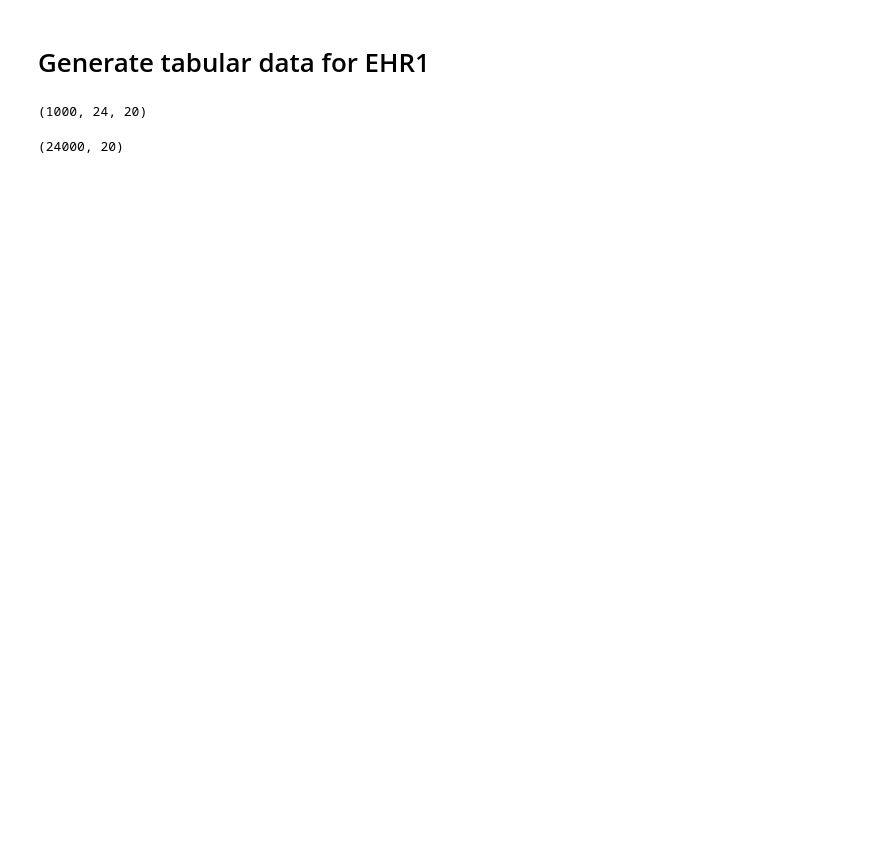
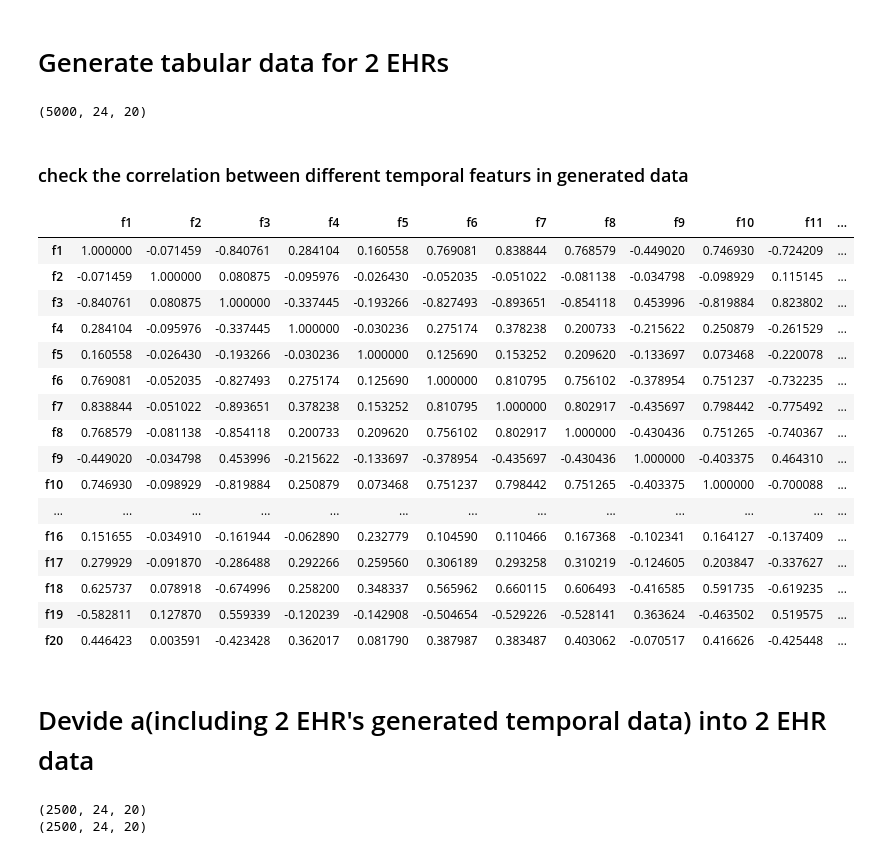
Before and after one commit to cuishuting/seq_to_seq_schema_matching, a Jupyter notebook: time_series_gen.ipynb, the cells around one changed output. Cells and saved outputs as stored; diff of their text form; code cells hidden in the pictures; blank space fills up the shorter version.

```diff
--- a/time_series_gen.ipynb
+++ b/time_series_gen.ipynb
@@ -1,7 +1,7 @@
 # %%
 from statsmodels.tsa import arima_process
 # %% [markdown]
-# Generate tabular data for EHR1
+# Generate tabular data for 2 EHRs
 # %%
 import numpy as np
 from sklearn import datasets
@@ -15,11 +15,39 @@ rand_gen1 = lambda size: np.random.multivariate_normal(mean, cov1, size)
 # %%
-a = arima_process.arma_generate_sample(ar, ma, nsample=(1000,24), distrvs=rand_gen1,  axis = 1) # 1000: num_of_patients, 24: time stamps(axis=1), 20: num_temporal_features
+a = arima_process.arma_generate_sample(ar, ma, nsample=(5000,24), distrvs=rand_gen,  axis = 1) # 1000: num_of_patients, 24: time stamps(axis=1), 20: num_temporal_features
 a.shape
 # %% [output]
-(1000, 24, 20)
+(5000, 24, 20)
-# %%
-import pandas as pd
-gen_rec1 = a.reshape([-1, 20])
-gen_rec1.shape
-# %% [output]
-(24000, 20)
+# %% [markdown]
+### check the correlation between different temporal featurs in generated data
+# %%
+reshape_a = a.reshape([-1, 20])
+reshape_a_df = pd.DataFrame(reshape_a, columns=["f"+ str(i) for i in range(1, 21)])
+reshape_a_df.corr()
+# %% [output]
+|  | f1 | f2 | f3 | f4 | f5 | f6 | f7 | f8 | f9 | f10 | f11 | ... |
+| f1 | 1.000000 | -0.071459 | -0.840761 | 0.284104 | 0.160558 | 0.769081 | 0.838844 | 0.768579 | -0.449020 | 0.746930 | -0.724209 | ... |
+| f2 | -0.071459 | 1.000000 | 0.080875 | -0.095976 | -0.026430 | -0.052035 | -0.051022 | -0.081138 | -0.034798 | -0.098929 | 0.115145 | ... |
+| f3 | -0.840761 | 0.080875 | 1.000000 | -0.337445 | -0.193266 | -0.827493 | -0.893651 | -0.854118 | 0.453996 | -0.819884 | 0.823802 | ... |
+| f4 | 0.284104 | -0.095976 | -0.337445 | 1.000000 | -0.030236 | 0.275174 | 0.378238 | 0.200733 | -0.215622 | 0.250879 | -0.261529 | ... |
+| f5 | 0.160558 | -0.026430 | -0.193266 | -0.030236 | 1.000000 | 0.125690 | 0.153252 | 0.209620 | -0.133697 | 0.073468 | -0.220078 | ... |
+| f6 | 0.769081 | -0.052035 | -0.827493 | 0.275174 | 0.125690 | 1.000000 | 0.810795 | 0.756102 | -0.378954 | 0.751237 | -0.732235 | ... |
+| f7 | 0.838844 | -0.051022 | -0.893651 | 0.378238 | 0.153252 | 0.810795 | 1.000000 | 0.802917 | -0.435697 | 0.798442 | -0.775492 | ... |
+| f8 | 0.768579 | -0.081138 | -0.854118 | 0.200733 | 0.209620 | 0.756102 | 0.802917 | 1.000000 | -0.430436 | 0.751265 | -0.740367 | ... |
+| f9 | -0.449020 | -0.034798 | 0.453996 | -0.215622 | -0.133697 | -0.378954 | -0.435697 | -0.430436 | 1.000000 | -0.403375 | 0.464310 | ... |
+| f10 | 0.746930 | -0.098929 | -0.819884 | 0.250879 | 0.073468 | 0.751237 | 0.798442 | 0.751265 | -0.403375 | 1.000000 | -0.700088 | ... |
+| ... | ... | ... | ... | ... | ... | ... | ... | ... | ... | ... | ... | ... |
+| f16 | 0.151655 | -0.034910 | -0.161944 | -0.062890 | 0.232779 | 0.104590 | 0.110466 | 0.167368 | -0.102341 | 0.164127 | -0.137409 | ... |
+| f17 | 0.279929 | -0.091870 | -0.286488 | 0.292266 | 0.259560 | 0.306189 | 0.293258 | 0.310219 | -0.124605 | 0.203847 | -0.337627 | ... |
+| f18 | 0.625737 | 0.078918 | -0.674996 | 0.258200 | 0.348337 | 0.565962 | 0.660115 | 0.606493 | -0.416585 | 0.591735 | -0.619235 | ... |
+| f19 | -0.582811 | 0.127870 | 0.559339 | -0.120239 | -0.142908 | -0.504654 | -0.529226 | -0.528141 | 0.363624 | -0.463502 | 0.519575 | ... |
+| f20 | 0.446423 | 0.003591 | -0.423428 | 0.362017 | 0.081790 | 0.387987 | 0.383487 | 0.403062 | -0.070517 | 0.416626 | -0.425448 | ... |
+# %% [markdown]
+# Devide a(including 2 EHR's generated temporal data) into 2 EHR data
+# %%
+gen_EHR1 = np.split(a, 2, axis=0)[0]
+gen_EHR2 = np.split(a, 2, axis=0)[1]
+print(gen_EHR1.shape)
+print(gen_EHR2.shape)
+# %% [output]
+(2500, 24, 20)
+(2500, 24, 20)
```
Also changed, not shown: parts of 18 cells of this notebook.
